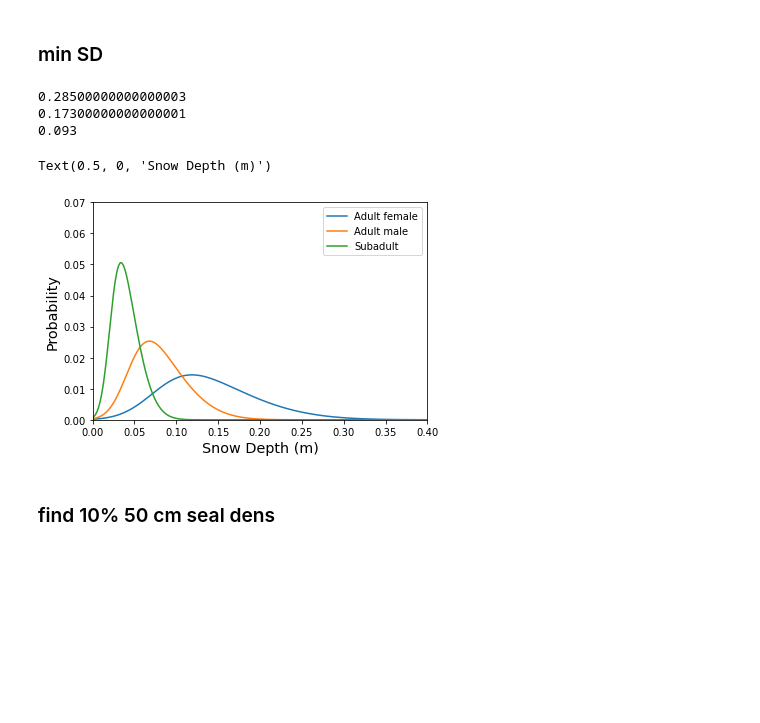
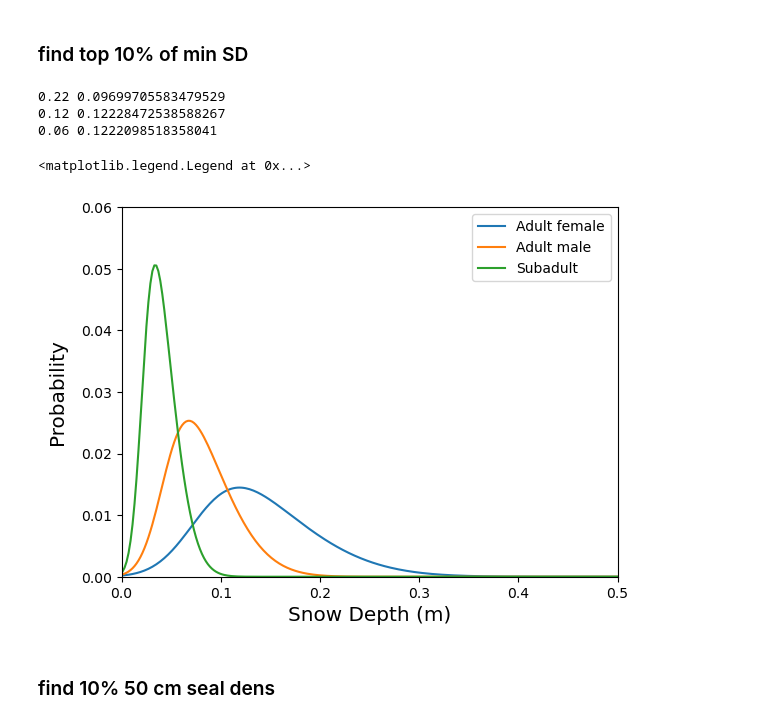
Before and after one commit to carmennab/bears_hb, a Jupyter notebook: main_figs/sub-km snow.ipynb, the cells around one changed output. Drawn from its saved outputs; the diff is of its cells as text; code cells hidden in the pictures; blank space fills up the shorter version.

```diff
--- a/main_figs/sub-km snow.ipynb
+++ b/main_figs/sub-km snow.ipynb
@@ -6,9 +6,7 @@ import matplotlib.pyplot as plt
 statistics = {'a': 2.542562886886376,
   'loc': -1.114525560819975,
   'scale': 1.4973819434202296,
-  'CV': 0.41696167189340216,
-#   'n': 33539,
-             }
+  'CV': 0.41696167189340216}
 # %%
 def get_std_from_mean(mean_depth, grad):
     std = mean_depth * grad
@@ -33,26 +31,33 @@ def depth_distribution_from_depth(mean_depth, dep_bin_edges, statistics):
 bin_width = 0.002
 bin_edges = np.arange(0,2,bin_width)
 # %% [markdown]
-### min SD
+### find top 10% of min SD
-# %%
-mean_depths = [0.14,0.08,0.04]
-labels = ['Adult female','Adult male','Subadult']
-
-for mean_depth,label in zip(mean_depths,labels):
-    depth_bins, probability = depth_distribution_from_depth(mean_depth=mean_depth,dep_bin_edges=bin_edges,statistics=statistics)
-    plt.plot(depth_bins,probability,label=label)
-    print(np.nanmax(depth_bins[probability>0.001]))
-plt.xlim(0,0.4)
-plt.ylim(0,0.07)
-plt.legend()
-plt.ylabel('Probability', fontsize='x-large')
-plt.xlabel('Snow Depth (m)', fontsize='x-large')
-# %% [output]
-0.28500000000000003
-0.17300000000000001
-0.093
-Text(0.5, 0, 'Snow Depth (m)')
-[figure, removed]
+# %%
+mean_depths = [0.14,0.08,0.04]
+labels = ['Adult female','Adult male','Subadult']
+
+for md, l in zip(mean_depths,labels):
+
+    depth_bins, probability = depth_distribution_from_depth(mean_depth=md,dep_bin_edges=bin_edges,statistics=statistics)
+
+    for d in np.arange(0,0.3,0.01):
+        p = np.sum(probability[depth_bins>d])
+        if (p > 0.09):
+            max_d = d; max_p = p
+
+    print(max_d,max_p)
+    plt.plot(depth_bins,probability,label=l)
+plt.xlim(0,0.5)
+plt.ylim(0,0.06)
+plt.ylabel('Probability', fontsize='x-large',labelpad=10)
+plt.xlabel('Snow Depth (m)', fontsize='x-large')
+plt.legend()
+# %% [output]
+0.22 0.09699705583479529
+0.12 0.12228472538588267
+0.06 0.1222098518358041
+<matplotlib.legend.Legend at 0x...>
+[figure, added]
 # %% [markdown]
 ### find 10% 50 cm seal dens
 # %%
```
Also changed, not shown: 5 other files.
